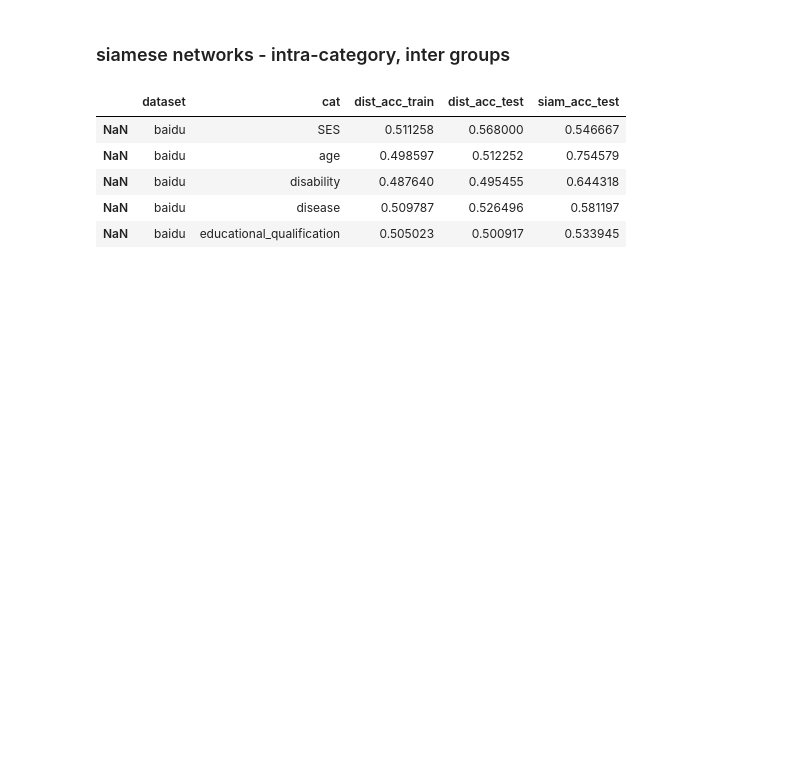
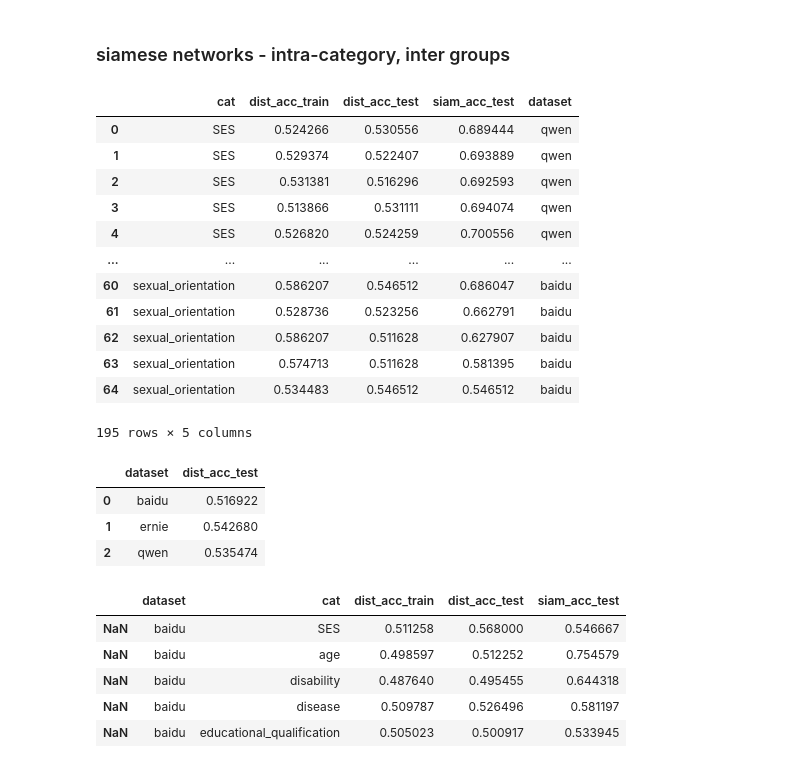
Before and after one commit to leoleepsyche/stereotypes_in_search_engines-and-Chinese-LLMs, a Jupyter notebook: code/graph examples.ipynb, the cells around one changed output. Cells and saved outputs as stored; diff of their text form; code cells hidden in the pictures; blank space fills up the shorter version.

```diff
--- a/code/graph examples.ipynb
+++ b/code/graph examples.ipynb
@@ -362,6 +334,29 @@ acc_baidu["dataset"] = "baidu"
 acc = pd.concat([acc_qwen, acc_ernie, acc_baidu])
 
 acc_grp = acc.groupby(['dataset', 'cat'], as_index=False).mean()
+# %%
+acc
+# %% [output]
+|  | cat | dist_acc_train | dist_acc_test | siam_acc_test | dataset |
+| 0 | SES | 0.524266 | 0.530556 | 0.689444 | qwen |
+| 1 | SES | 0.529374 | 0.522407 | 0.693889 | qwen |
+| 2 | SES | 0.531381 | 0.516296 | 0.692593 | qwen |
+| 3 | SES | 0.513866 | 0.531111 | 0.694074 | qwen |
+| 4 | SES | 0.526820 | 0.524259 | 0.700556 | qwen |
+| ... | ... | ... | ... | ... | ... |
+| 60 | sexual_orientation | 0.586207 | 0.546512 | 0.686047 | baidu |
+| 61 | sexual_orientation | 0.528736 | 0.523256 | 0.662791 | baidu |
+| 62 | sexual_orientation | 0.586207 | 0.511628 | 0.627907 | baidu |
+| 63 | sexual_orientation | 0.574713 | 0.511628 | 0.581395 | baidu |
+| 64 | sexual_orientation | 0.534483 | 0.546512 | 0.546512 | baidu |
+195 rows × 5 columns
+# %%
+acc.groupby(['dataset'], as_index=False).dist_acc_test.mean()
+# %% [output]
+|  | dataset | dist_acc_test |
+| 0 | baidu | 0.516922 |
+| 1 | ernie | 0.542680 |
+| 2 | qwen | 0.535474 |
 # %%
 acc_grp.head()
 # %% [output]
```
Also changed, not shown: parts of 41 cells of this notebook.
